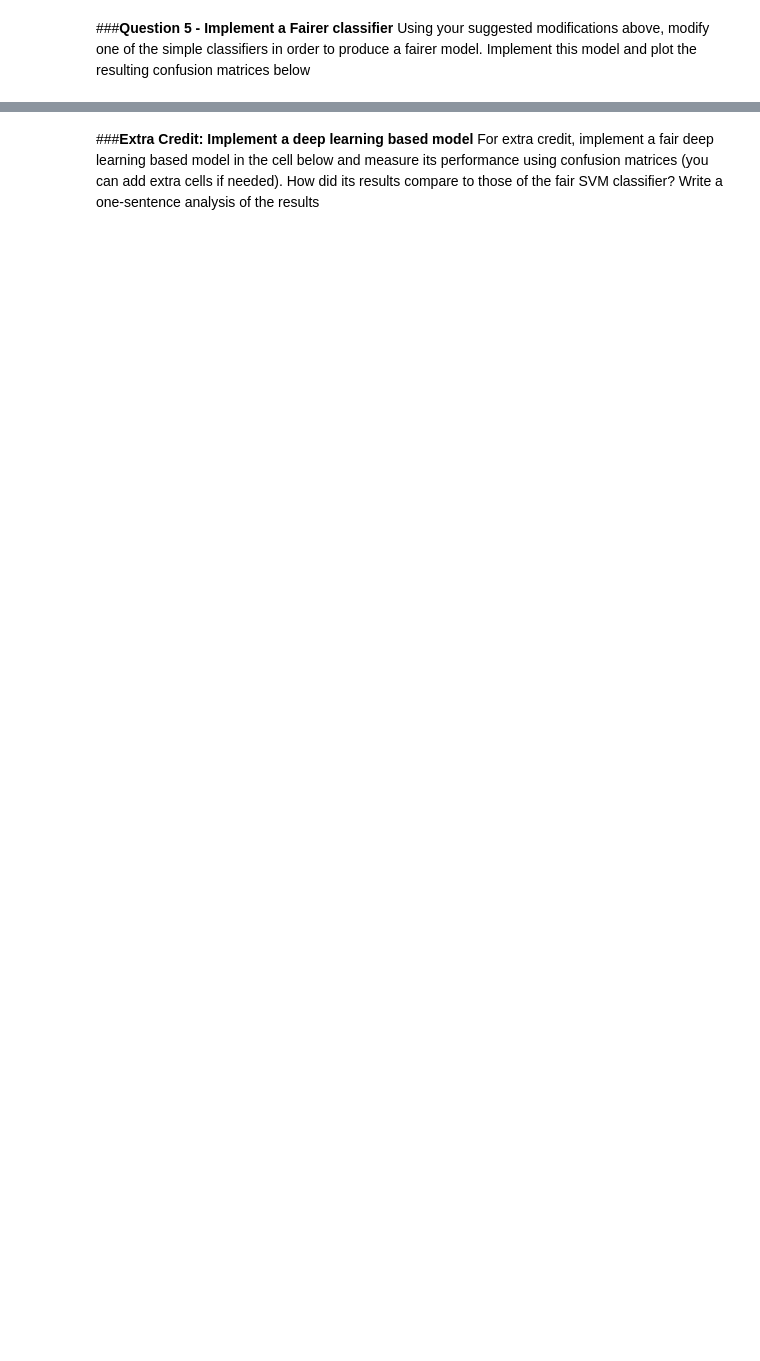
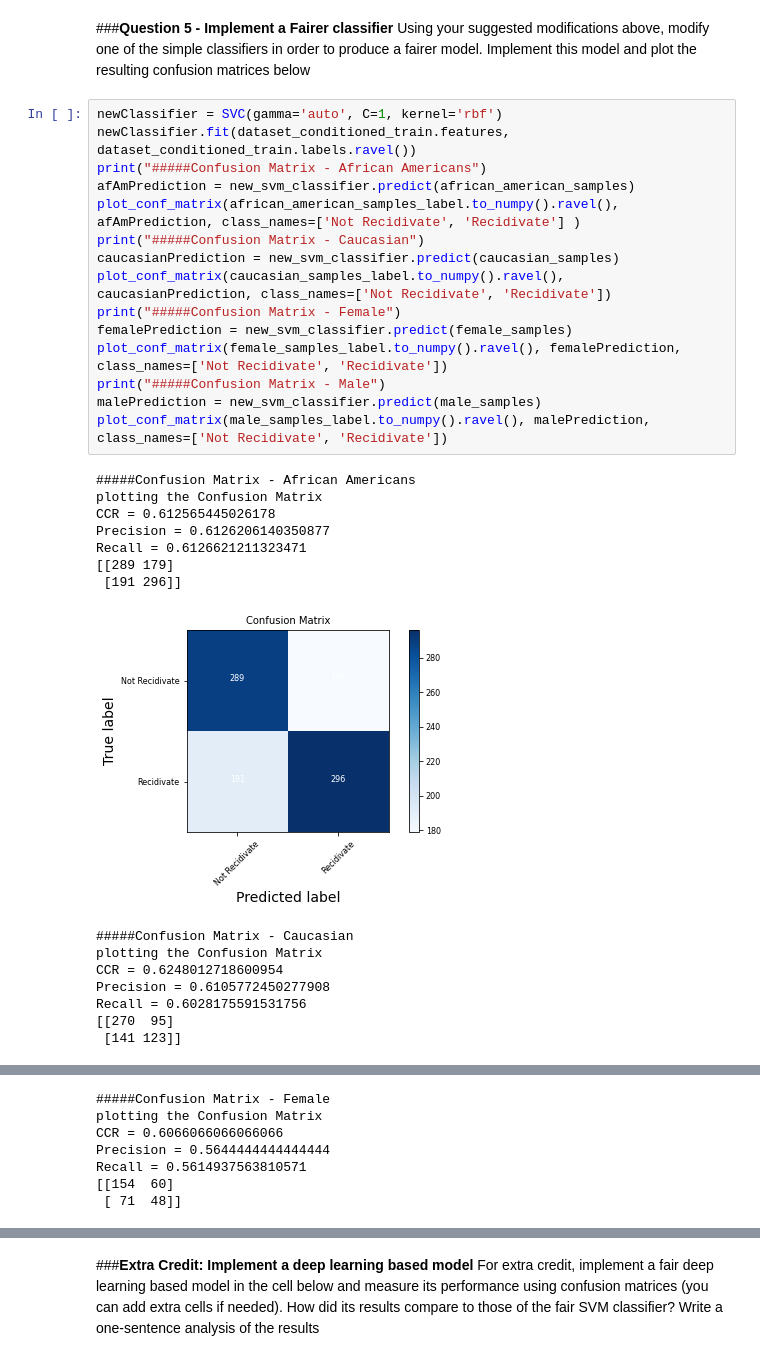
Before and after one commit to emm190/hw1, a Jupyter notebook: Homework1.ipynb, the cells around one changed output, grey strips where cells are left out. Saved outputs shown, nothing was run; the diff lists cells and outputs as text; blank space fills up the shorter version.

```diff
--- a/Homework1.ipynb
+++ b/Homework1.ipynb
@@ -874,3 +875,34 @@ What modifications can be made on the above classifiers that would result in fai
 # %% [markdown]
 ###**Question 5 - Implement a Fairer classifier**
 Using your suggested modifications above, modify one of the simple classifiers in order to produce a fairer model. Implement this model and plot the resulting confusion matrices below
+# %%
+newClassifier = SVC(gamma='auto', C=1, kernel='rbf')
+newClassifier.fit(dataset_conditioned_train.features, dataset_conditioned_train.labels.ravel())
+print("#####Confusion Matrix - African Americans")
+afAmPrediction = new_svm_classifier.predict(african_american_samples)
+plot_conf_matrix(african_american_samples_label.to_numpy().ravel(), afAmPrediction, class_names=['Not Recidivate', 'Recidivate'] )
+print("#####Confusion Matrix - Caucasian")
+caucasianPrediction = new_svm_classifier.predict(caucasian_samples)
+plot_conf_matrix(caucasian_samples_label.to_numpy().ravel(), caucasianPrediction, class_names=['Not Recidivate', 'Recidivate'])
+print("#####Confusion Matrix - Female")
+femalePrediction = new_svm_classifier.predict(female_samples)
+plot_conf_matrix(female_samples_label.to_numpy().ravel(), femalePrediction, class_names=['Not Recidivate', 'Recidivate'])
+print("#####Confusion Matrix - Male")
+malePrediction = new_svm_classifier.predict(male_samples)
+plot_conf_matrix(male_samples_label.to_numpy().ravel(), malePrediction, class_names=['Not Recidivate', 'Recidivate'])
+# %% [output]
+#####Confusion Matrix - African Americans
+plotting the Confusion Matrix
+CCR = 0.612565445026178
+Precision = 0.6126206140350877
+Recall = 0.6126621211323471
+[[289 179]
+ [191 296]]
+[figure, added]
+#####Confusion Matrix - Caucasian
+plotting the Confusion Matrix
+CCR = 0.6248012718600954
+Precision = 0.6105772450277908
+Recall = 0.6028175591531756
+[[270  95]
+ [141 123]]
@@ -876,0 +910,7 @@ Using your suggested modifications above, modify one of the simple classifiers i
+#####Confusion Matrix - Female
+plotting the Confusion Matrix
+CCR = 0.6066066066066066
+Precision = 0.5644444444444444
+Recall = 0.5614937563810571
+[[154  60]
+ [ 71  48]]
```
Also changed, not shown: parts of 6 cells of this notebook.
